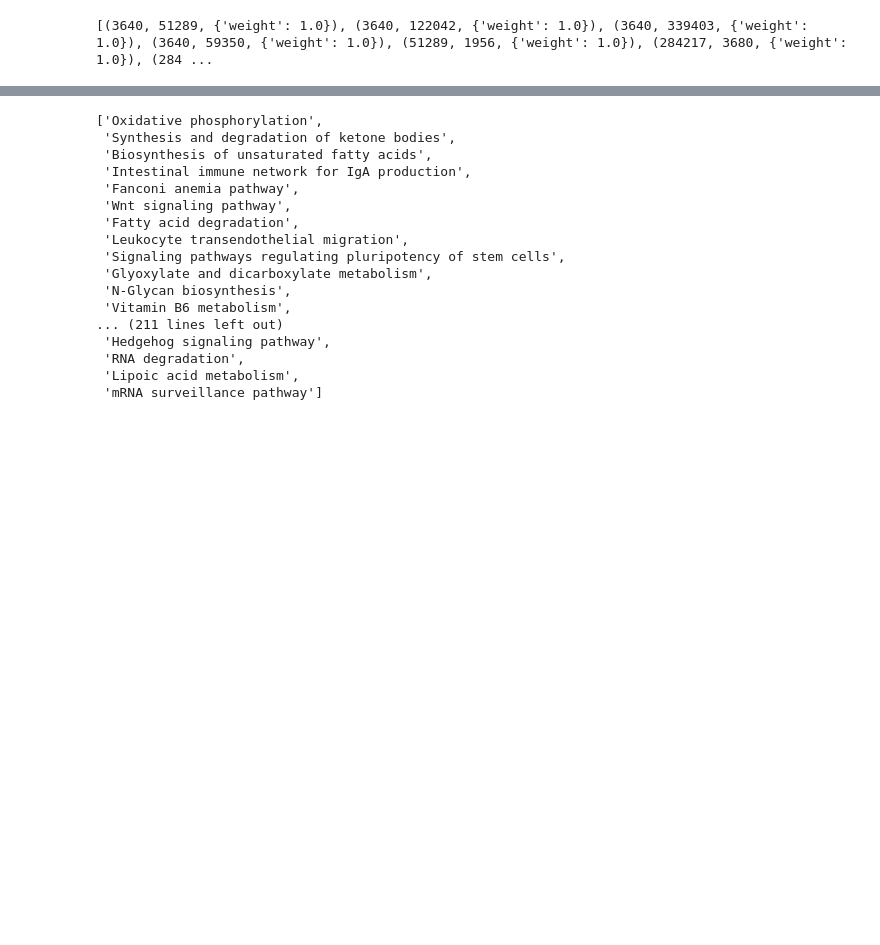
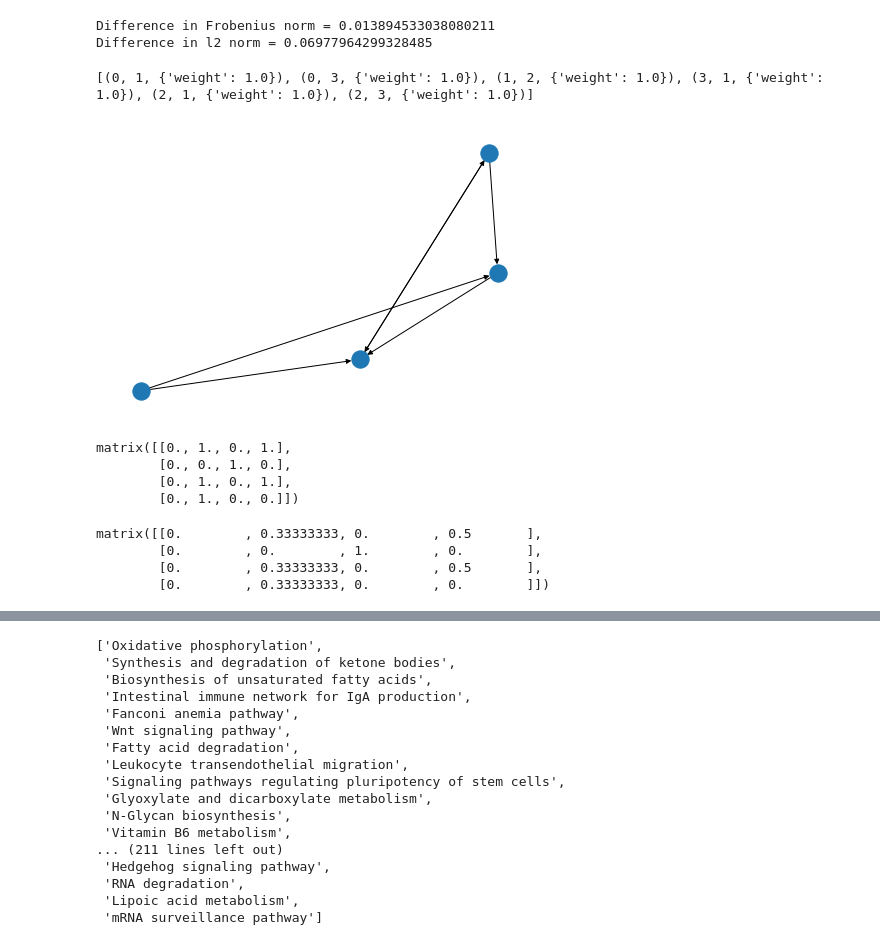
Before and after one commit to Gigi-G/simrank, a Jupyter notebook: pathwaysim.ipynb, the cells around one changed output, grey strips where cells are left out. Saved outputs shown, nothing was run; the diff lists cells and outputs as text; code cells hidden in the pictures; blank space fills up the shorter version.

```diff
--- a/pathwaysim.ipynb
+++ b/pathwaysim.ipynb
@@ -3,13 +112,28 @@
+# %%
+print("Difference in Frobenius norm =", np.linalg.norm(S_appr - S_true) / np.linalg.norm(S_true))
+print("Difference in l2 norm =", np.linalg.norm(S_appr - S_true, 2) / np.linalg.norm(S_true, 2))
+# %% [output]
+Difference in Frobenius norm = 0.013894533038080211
+Difference in l2 norm = 0.06977964299328485
 # %%
 import networkx as nx
-import matplotlib.pyplot as plt
 
-g = nx.read_edgelist('./gene_edges.tsv', nodetype=int,
+g = nx.read_edgelist('./data/prova.txt', nodetype=int,
   data=(('weight',float),), create_using=nx.DiGraph())
 
 print(g.edges(data=True))
 pos = nx.spiral_layout(g)
-#nx.draw(g, pos)
-#plt.show()
 # %% [output]
-[(3640, 51289, {'weight': 1.0}), (3640, 122042, {'weight': 1.0}), (3640, 339403, {'weight': 1.0}), (3640, 59350, {'weight': 1.0}), (51289, 1956, {'weight': 1.0}), (284217, 3680, {'weight': 1.0}), (284 ...
+[(0, 1, {'weight': 1.0}), (0, 3, {'weight': 1.0}), (1, 2, {'weight': 1.0}), (3, 1, {'weight': 1.0}), (2, 1, {'weight': 1.0}), (2, 3, {'weight': 1.0})]
+# %%
+nx.draw(g, pos)
+plt.show()
+# %% [output]
+[figure, added]
+# %%
+nx.adjacency_matrix(g, nodelist=[0, 1, 2, 3]).todense()
+# %% [output]
+matrix([[0., 1., 0., 1.],
+        [0., 0., 1., 0.],
+        [0., 1., 0., 1.],
+        [0., 1., 0., 0.]])
@@ -15,0 +144,7 @@ pos = nx.spiral_layout(g)
+# %%
+normalize(W, norm='l1', axis=0).todense()
+# %% [output]
+matrix([[0.        , 0.33333333, 0.        , 0.5       ],
+        [0.        , 0.        , 1.        , 0.        ],
+        [0.        , 0.33333333, 0.        , 0.5       ],
+        [0.        , 0.33333333, 0.        , 0.        ]])
```
Also changed, not shown: parts of 61 cells of this notebook.
